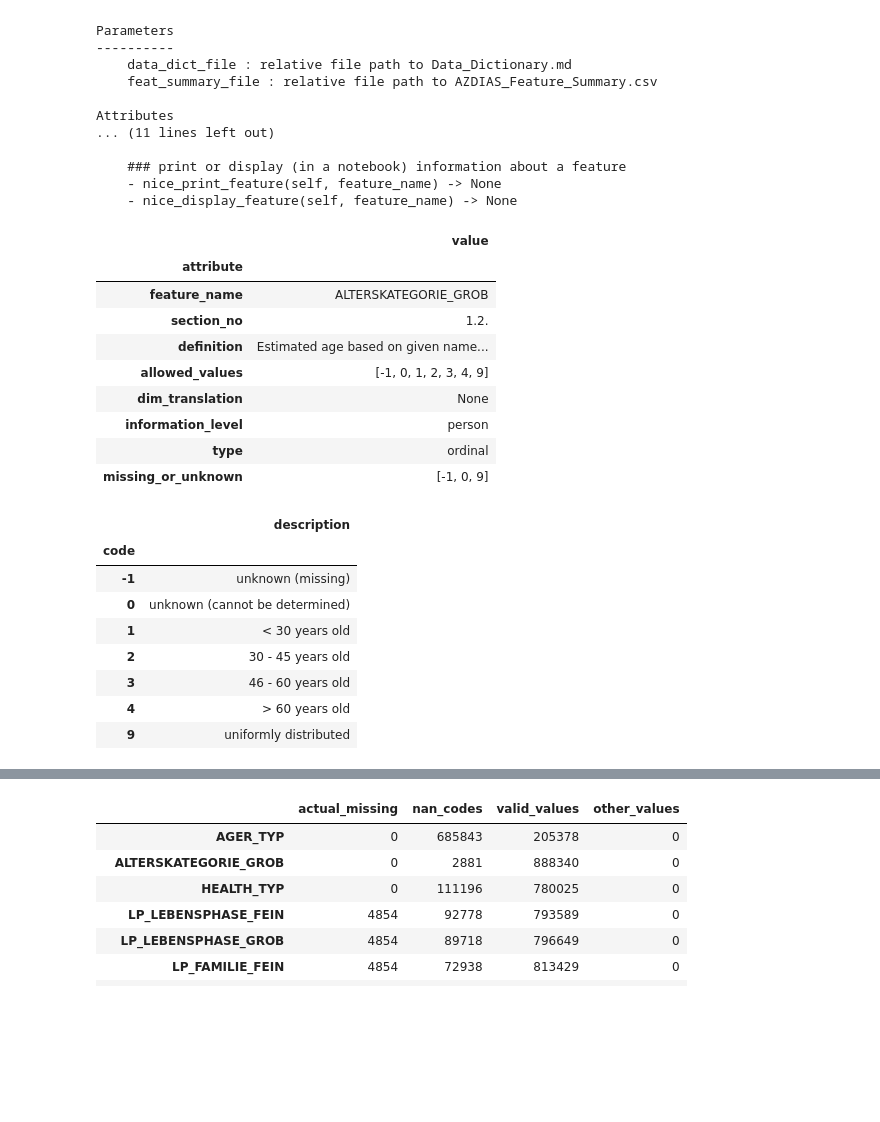
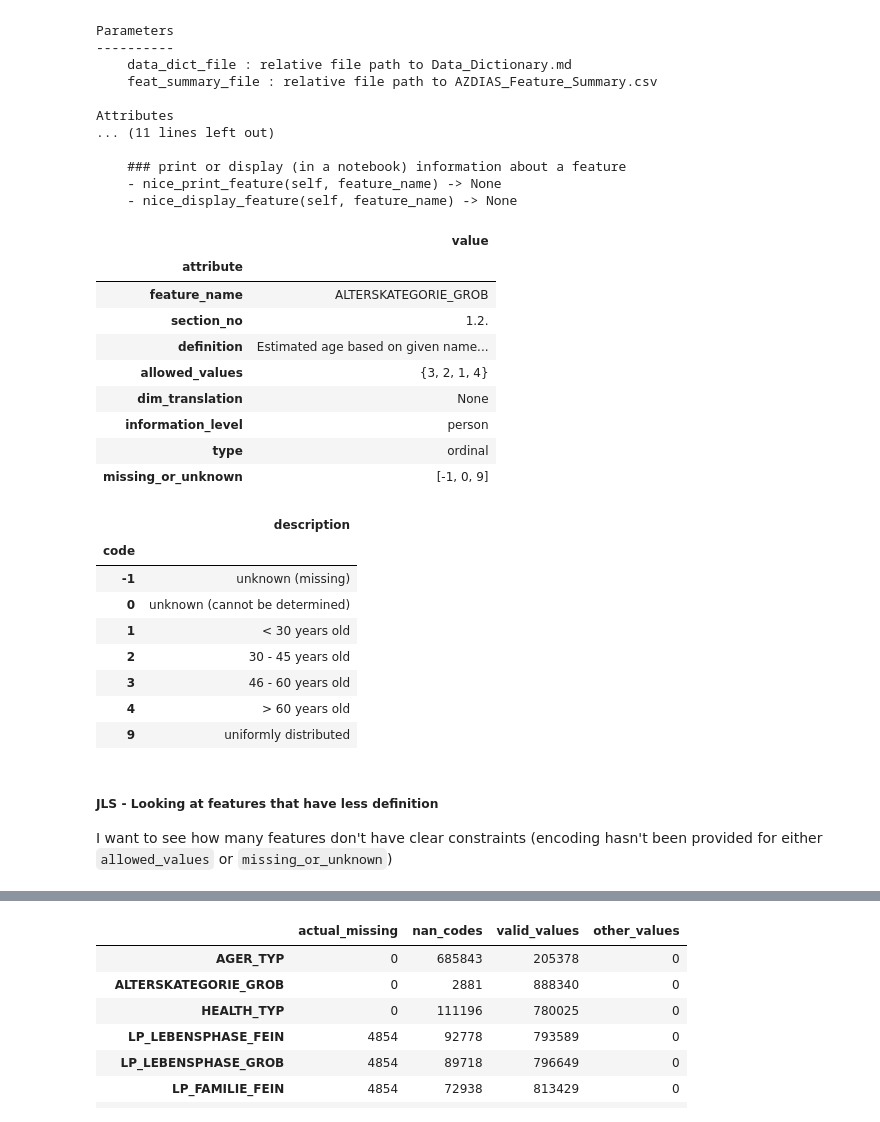
Before and after one commit to jsecrest/wgu-MachineLearning-C753-p2_IdentifyCustomerSegments, a Jupyter notebook: Identify_Customer_Segments.ipynb, the cells around one changed output, grey strips where cells are left out. Drawn from its saved outputs; the diff is of its cells as text; code cells hidden in the pictures; blank space fills up the shorter version.

```diff
--- a/Identify_Customer_Segments.ipynb
+++ b/Identify_Customer_Segments.ipynb
@@ -209,18 +182,19 @@ Attributes
     - nice_print_feature(self, feature_name) -> None
     - nice_display_feature(self, feature_name) -> None
 # %%
-#demo
-target_feature = random.choice(codex.feature_names)
-codex.display_feature(target_feature)
+# demo
+# target_feature_name = random.choice(codex.feature_names)
+target_feature_name = "ALTERSKATEGORIE_GROB"
+codex.display_feature(target_feature_name)
 
 # print(codex.feature_names)
 # %% [output]
 |  | value |
 | attribute |  |
 | feature_name | ALTERSKATEGORIE_GROB |
 | section_no | 1.2. |
 | definition | Estimated age based on given name... |
-| allowed_values | [-1, 0, 1, 2, 3, 4, 9] |
+| allowed_values | {3, 2, 1, 4} |
 | dim_translation | None |
 | information_level | person |
 | type | ordinal |
@@ -234,4 +208,8 @@ codex.display_feature(target_feature)
 | 3 | 46 - 60 years old |
 | 4 | > 60 years old |
 | 9 | uniformly distributed |
+# %% [markdown]
+##### JLS - Looking at features that have less definition
+I want to see how many features don't have clear constraints
+(encoding hasn't been provided for either `allowed_values` or `missing_or_unknown`)
 # %%
```
Also changed, not shown: parts of 33 cells of this notebook.
